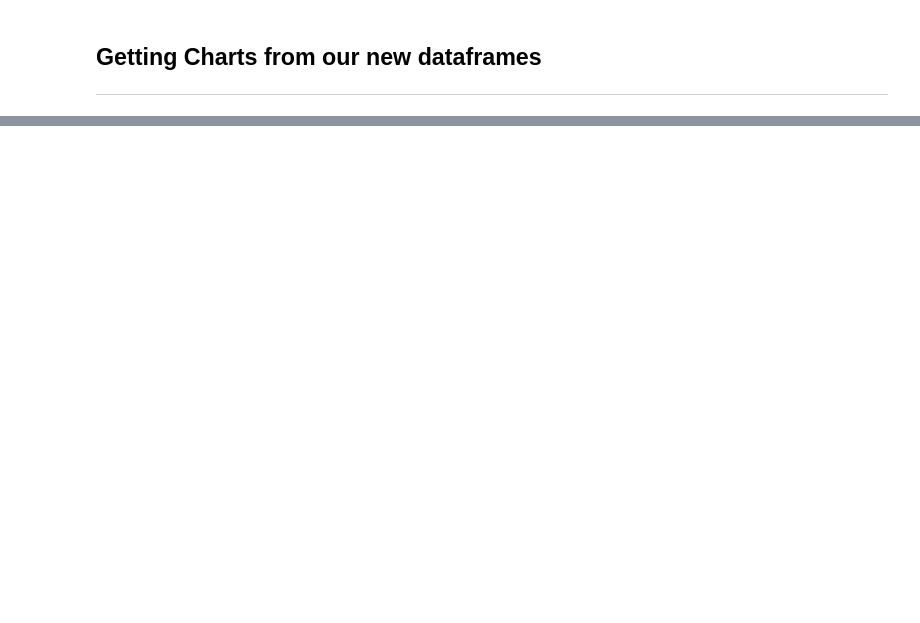
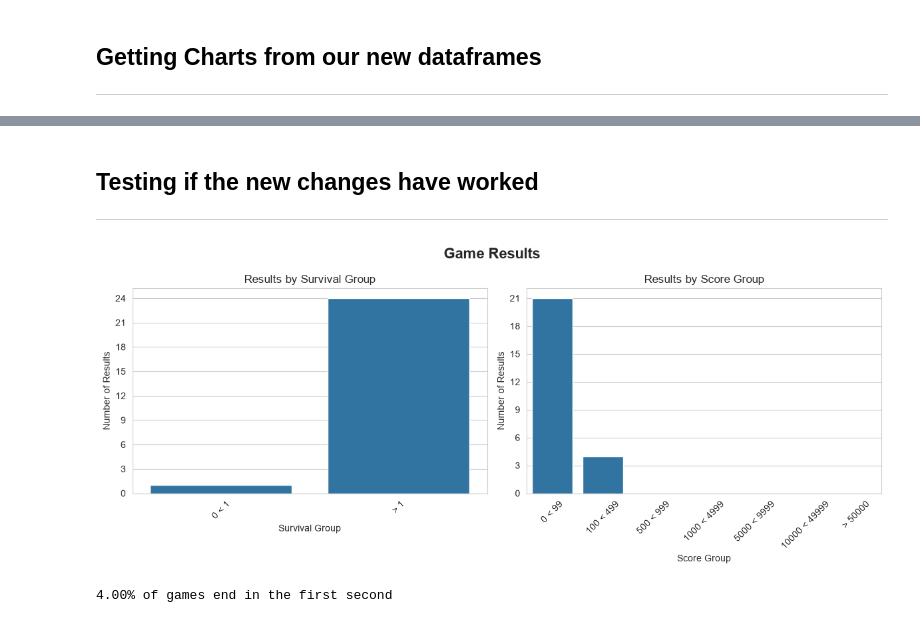
Before and after one commit to JonathanHinchliffe/CubeGame, a Jupyter notebook: Data-Informed-Design.ipynb, the cells around one changed output, grey strips where cells are left out. Drawn from its saved outputs; the diff is of its cells as text; code cells hidden in the pictures; blank space fills up the shorter version.

```diff
--- a/Data-Informed-Design.ipynb
+++ b/Data-Informed-Design.ipynb
@@ -87,0 +146,14 @@ dh.bar_charts(data=new_df)
+# %% [markdown]
+## Testing if the new changes have worked
+<hr>
+# %%
+spawn_test_df = dh.split_game_version(dh.read_results(time_group=[0, 1, float("inf")]), 4)
+
+dh.bar_charts(data=spawn_test_df)
+
+quick_end_percent_2 = (len(spawn_test_df[spawn_test_df["Survival Group"] == "0 < 1"]) / len(spawn_test_df))*100
+
+print(f"{quick_end_percent_2:.2f}% of games end in the first second")
+# %% [output]
+[figure, added]
+4.00% of games end in the first second
```
Also changed, not shown: parts of 13 cells of this notebook, 5 other files.
